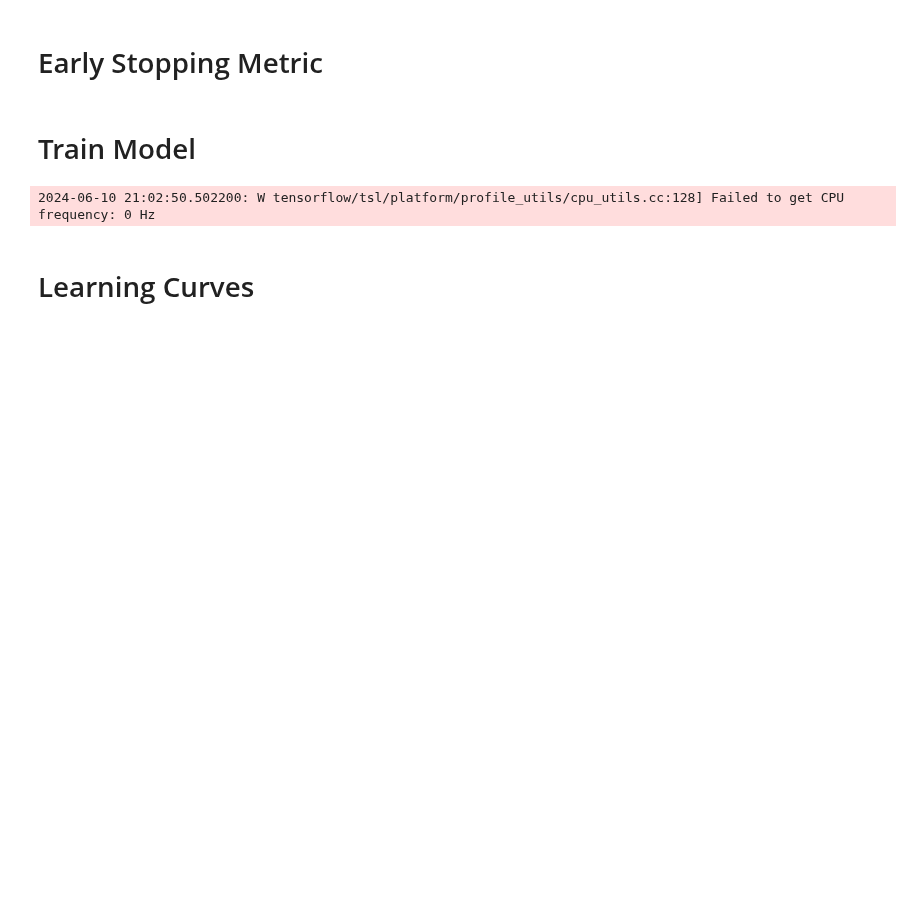
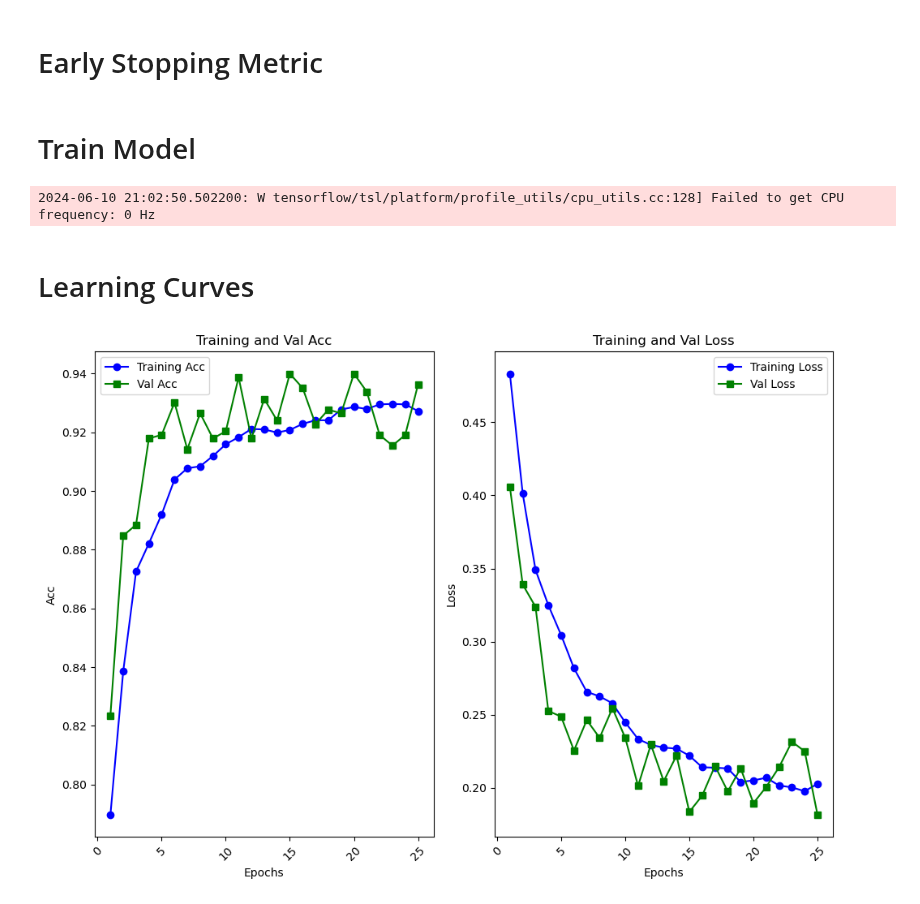
Before and after one commit to MaukanMir/NLP-Facebook-Sentiment-Analyis-2-, a Jupyter notebook: training.ipynb, the cells around one changed output. Cells and saved outputs as stored; diff of their text form; code cells hidden in the pictures; blank space fills up the shorter version.

```diff
--- a/training.ipynb
+++ b/training.ipynb
@@ -259,3 +259,7 @@ history = model.fit(
 2024-06-10 21:02:50.502200: W tensorflow/tsl/platform/profile_utils/cpu_utils.cc:128] Failed to get CPU frequency: 0 Hz
 # %% [markdown]
 # Learning Curves
+# %%
+plot_learning_curves(history)
+# %% [output]
+[figure, added]
```
Also changed, not shown: parts of 1 cell of this notebook.
